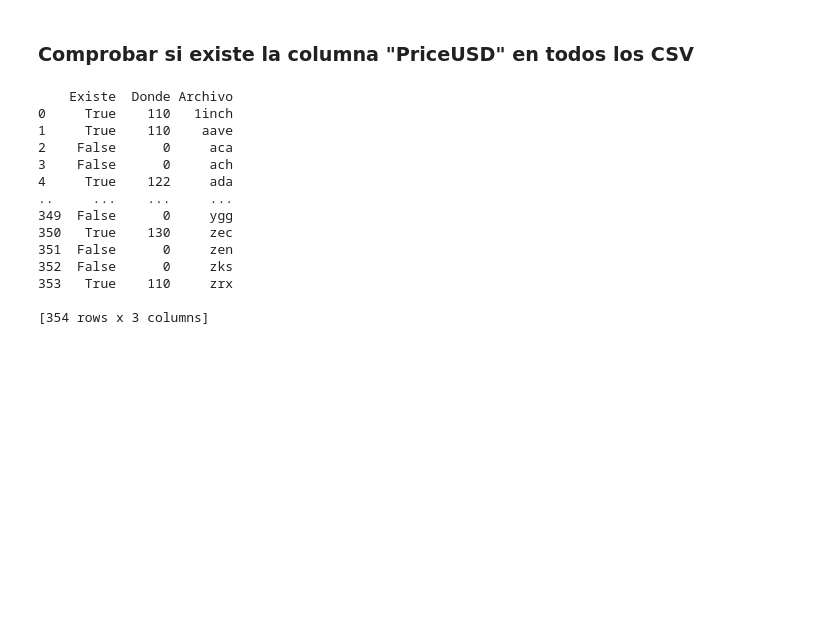
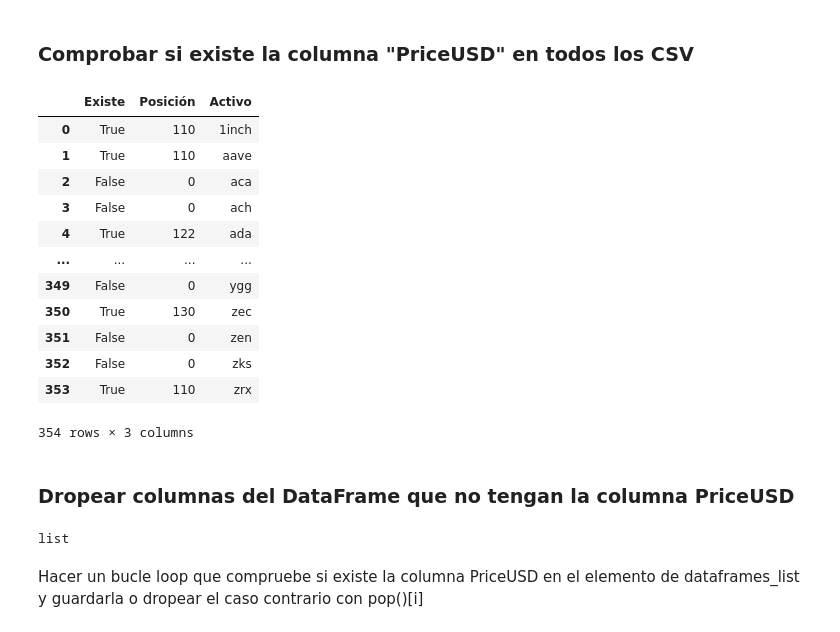
Before and after one commit to Filibustero/cryptocurrency-market-efficiency, a Jupyter notebook: Cryptocurrency Market Efficiency.ipynb, the cells around one changed output. Saved outputs shown, nothing was run; the diff lists cells and outputs as text; code cells hidden in the pictures; blank space fills up the shorter version.

```diff
--- a/Cryptocurrency Market Efficiency.ipynb
+++ b/Cryptocurrency Market Efficiency.ipynb
@@ -217,45 +213,52 @@ len(temp_df.columns=="PriceUSD")
 # %%
 dataframes_list = []
 boo = []
 longli = []
 archli = []
 for i in range(len(nombres)):
-        temp_df = pd.read_csv(filepath_or_buffer = "csv221022/"+nombres[i]+".csv",
+    temp_df = pd.read_csv(filepath_or_buffer = "csv221022/"+nombres[i]+".csv",
                           header = 0,
                           sep = ",")
-        if "PriceUSD" in temp_df.columns:
+    if "PriceUSD" in temp_df.columns:
             boo1 = "True"
             longi = len(temp_df.columns=="PriceUSD")
             archi = nombres[i]
             boo.append(boo1)
             longli.append(longi)
             archli.append(archi)
-        else:
+    else:
             boo1 = "False"
             boo.append(boo1)
             longi = 0
             longli.append(longi)
             archi = nombres[i]
             archli.append(archi)
 
-        dataframes_list.append(temp_df)
+    dataframes_list.append(temp_df)
 df = pd.DataFrame({
     "Existe":boo,
-    "Donde":longli,
-    "Archivo":archli})
-print(df)
+    "Posición":longli,
+    "Activo":archli})
+df
 # %% [output]
+|  | Existe | Posición | Activo |
+| 0 | True | 110 | 1inch |
+| 1 | True | 110 | aave |
+| 2 | False | 0 | aca |
+| 3 | False | 0 | ach |
+| 4 | True | 122 | ada |
+| ... | ... | ... | ... |
+| 349 | False | 0 | ygg |
+| 350 | True | 130 | zec |
+| 351 | False | 0 | zen |
+| 352 | False | 0 | zks |
+| 353 | True | 110 | zrx |
-    Existe  Donde Archivo
-0     True    110   1inch
-1     True    110    aave
-2    False      0     aca
-3    False      0     ach
-4     True    122     ada
-..     ...    ...     ...
-349  False      0     ygg
-350   True    130     zec
-351  False      0     zen
-352  False      0     zks
-353   True    110     zrx
-
-[354 rows x 3 columns]
+354 rows × 3 columns
+# %% [markdown]
+### Dropear columnas del DataFrame que no tengan la columna PriceUSD
+# %%
+type(dataframes_list)
+# %% [output]
+list
+# %% [markdown]
+Hacer un bucle loop que compruebe si existe la columna PriceUSD en el elemento de dataframes_list y guardarla o dropear el caso contrario con pop()[i]
```
Also changed, not shown: parts of 10 cells of this notebook.
